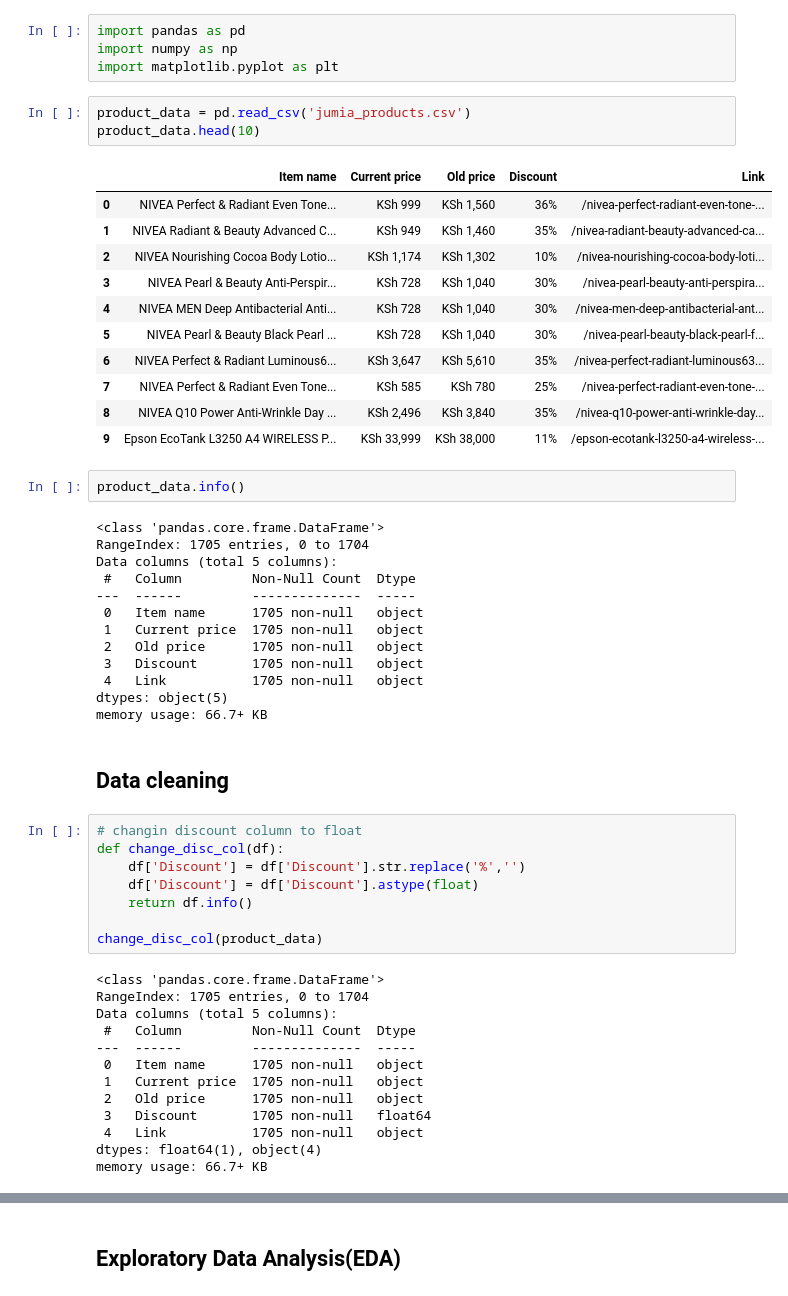
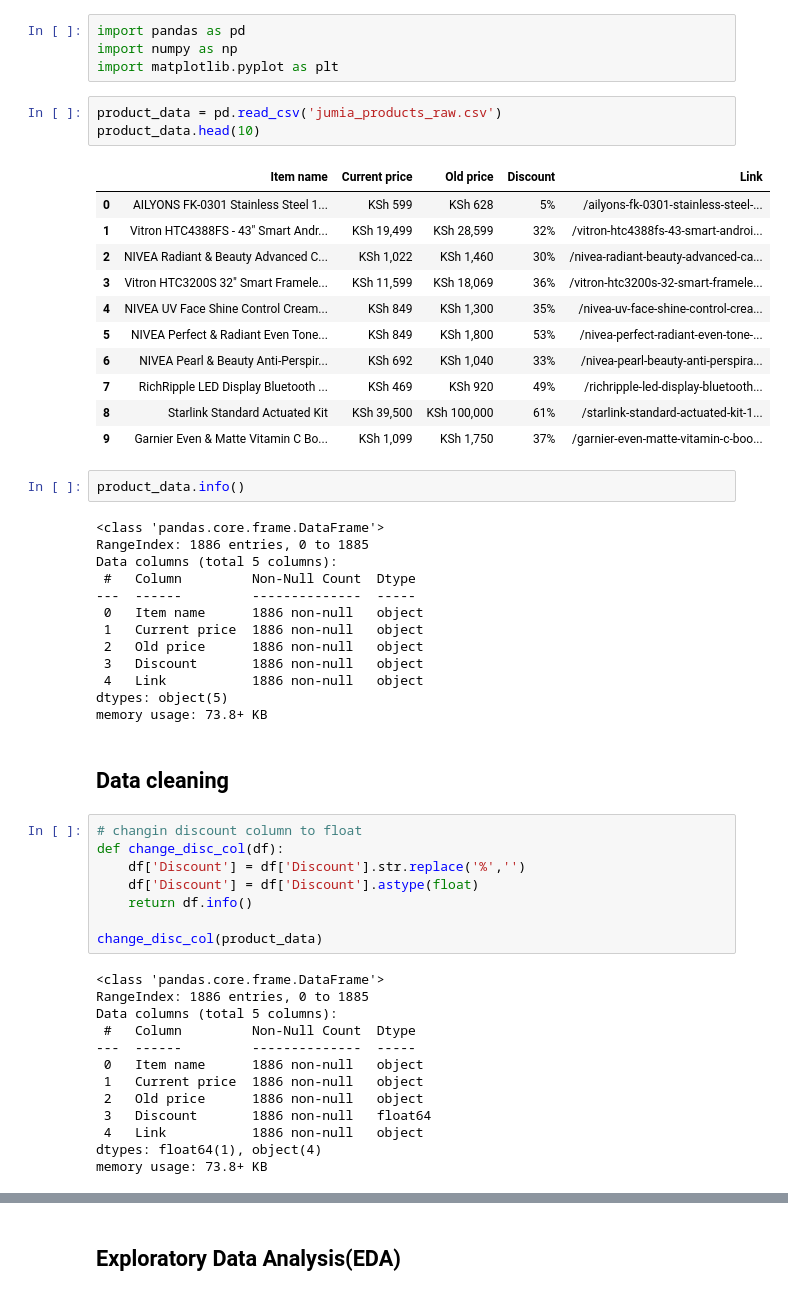
Before and after one commit to warren-bit/jumia_project, a Jupyter notebook: scraping_jumia.ipynb, the cells around one changed output, grey strips where cells are left out. Cells and saved outputs as stored; diff of their text form.

Commit message:
Changing csv name

```diff
--- a/scraping_jumia.ipynb
+++ b/scraping_jumia.ipynb
@@ -3,35 +3,35 @@ import pandas as pd
 import numpy as np
 import matplotlib.pyplot as plt
 # %%
-product_data = pd.read_csv('jumia_products.csv')
+product_data = pd.read_csv('jumia_products_raw.csv')
 product_data.head(10)
 # %% [output]
 |  | Item name | Current price | Old price | Discount | Link |
-| 0 | NIVEA Perfect & Radiant Even Tone... | KSh 999 | KSh 1,560 | 36% | /nivea-perfect-radiant-even-tone-... |
-| 1 | NIVEA Radiant & Beauty Advanced C... | KSh 949 | KSh 1,460 | 35% | /nivea-radiant-beauty-advanced-ca... |
-| 2 | NIVEA Nourishing Cocoa Body Lotio... | KSh 1,174 | KSh 1,302 | 10% | /nivea-nourishing-cocoa-body-loti... |
-| 3 | NIVEA Pearl & Beauty Anti-Perspir... | KSh 728 | KSh 1,040 | 30% | /nivea-pearl-beauty-anti-perspira... |
-| 4 | NIVEA MEN Deep Antibacterial Anti... | KSh 728 | KSh 1,040 | 30% | /nivea-men-deep-antibacterial-ant... |
-| 5 | NIVEA Pearl & Beauty Black Pearl ... | KSh 728 | KSh 1,040 | 30% | /nivea-pearl-beauty-black-pearl-f... |
-| 6 | NIVEA Perfect & Radiant Luminous6... | KSh 3,647 | KSh 5,610 | 35% | /nivea-perfect-radiant-luminous63... |
-| 7 | NIVEA Perfect & Radiant Even Tone... | KSh 585 | KSh 780 | 25% | /nivea-perfect-radiant-even-tone-... |
-| 8 | NIVEA Q10 Power Anti-Wrinkle Day ... | KSh 2,496 | KSh 3,840 | 35% | /nivea-q10-power-anti-wrinkle-day... |
-| 9 | Epson EcoTank L3250 A4 WIRELESS P... | KSh 33,999 | KSh 38,000 | 11% | /epson-ecotank-l3250-a4-wireless-... |
+| 0 | AILYONS FK-0301 Stainless Steel 1... | KSh 599 | KSh 628 | 5% | /ailyons-fk-0301-stainless-steel-... |
+| 1 | Vitron HTC4388FS - 43" Smart Andr... | KSh 19,499 | KSh 28,599 | 32% | /vitron-htc4388fs-43-smart-androi... |
+| 2 | NIVEA Radiant & Beauty Advanced C... | KSh 1,022 | KSh 1,460 | 30% | /nivea-radiant-beauty-advanced-ca... |
+| 3 | Vitron HTC3200S 32" Smart Framele... | KSh 11,599 | KSh 18,069 | 36% | /vitron-htc3200s-32-smart-framele... |
+| 4 | NIVEA UV Face Shine Control Cream... | KSh 849 | KSh 1,300 | 35% | /nivea-uv-face-shine-control-crea... |
+| 5 | NIVEA Perfect & Radiant Even Tone... | KSh 849 | KSh 1,800 | 53% | /nivea-perfect-radiant-even-tone-... |
+| 6 | NIVEA Pearl & Beauty Anti-Perspir... | KSh 692 | KSh 1,040 | 33% | /nivea-pearl-beauty-anti-perspira... |
+| 7 | RichRipple LED Display Bluetooth ... | KSh 469 | KSh 920 | 49% | /richripple-led-display-bluetooth... |
+| 8 | Starlink Standard Actuated Kit | KSh 39,500 | KSh 100,000 | 61% | /starlink-standard-actuated-kit-1... |
+| 9 | Garnier Even & Matte Vitamin C Bo... | KSh 1,099 | KSh 1,750 | 37% | /garnier-even-matte-vitamin-c-boo... |
 # %%
 product_data.info()
 # %% [output]
 <class 'pandas.core.frame.DataFrame'>
-RangeIndex: 1705 entries, 0 to 1704
+RangeIndex: 1886 entries, 0 to 1885
 Data columns (total 5 columns):
  #   Column         Non-Null Count  Dtype
 ---  ------         --------------  -----
- 0   Item name      1705 non-null   object
- 1   Current price  1705 non-null   object
- 2   Old price      1705 non-null   object
- 3   Discount       1705 non-null   object
- 4   Link           1705 non-null   object
+ 0   Item name      1886 non-null   object
+ 1   Current price  1886 non-null   object
+ 2   Old price      1886 non-null   object
+ 3   Discount       1886 non-null   object
+ 4   Link           1886 non-null   object
 dtypes: object(5)
-memory usage: 66.7+ KB
+memory usage: 73.8+ KB
 # %% [markdown]
 ## Data cleaning
 # %%
@@ -44,17 +44,17 @@ def change_disc_col(df):
 change_disc_col(product_data)
 # %% [output]
 <class 'pandas.core.frame.DataFrame'>
-RangeIndex: 1705 entries, 0 to 1704
+RangeIndex: 1886 entries, 0 to 1885
 Data columns (total 5 columns):
  #   Column         Non-Null Count  Dtype
 ---  ------         --------------  -----
- 0   Item name      1705 non-null   object
- 1   Current price  1705 non-null   object
- 2   Old price      1705 non-null   object
- 3   Discount       1705 non-null   float64
- 4   Link           1705 non-null   object
+ 0   Item name      1886 non-null   object
+ 1   Current price  1886 non-null   object
+ 2   Old price      1886 non-null   object
+ 3   Discount       1886 non-null   float64
+ 4   Link           1886 non-null   object
 dtypes: float64(1), object(4)
-memory usage: 66.7+ KB
+memory usage: 73.8+ KB
 # %%
 # filtering out prices that have a range
 ranged_items = product_data[product_data['Current price'].str.contains('-') | product_data['Old price'].str.contains('-')].copy()
```
Also changed, not shown: parts of 23 cells of this notebook.
